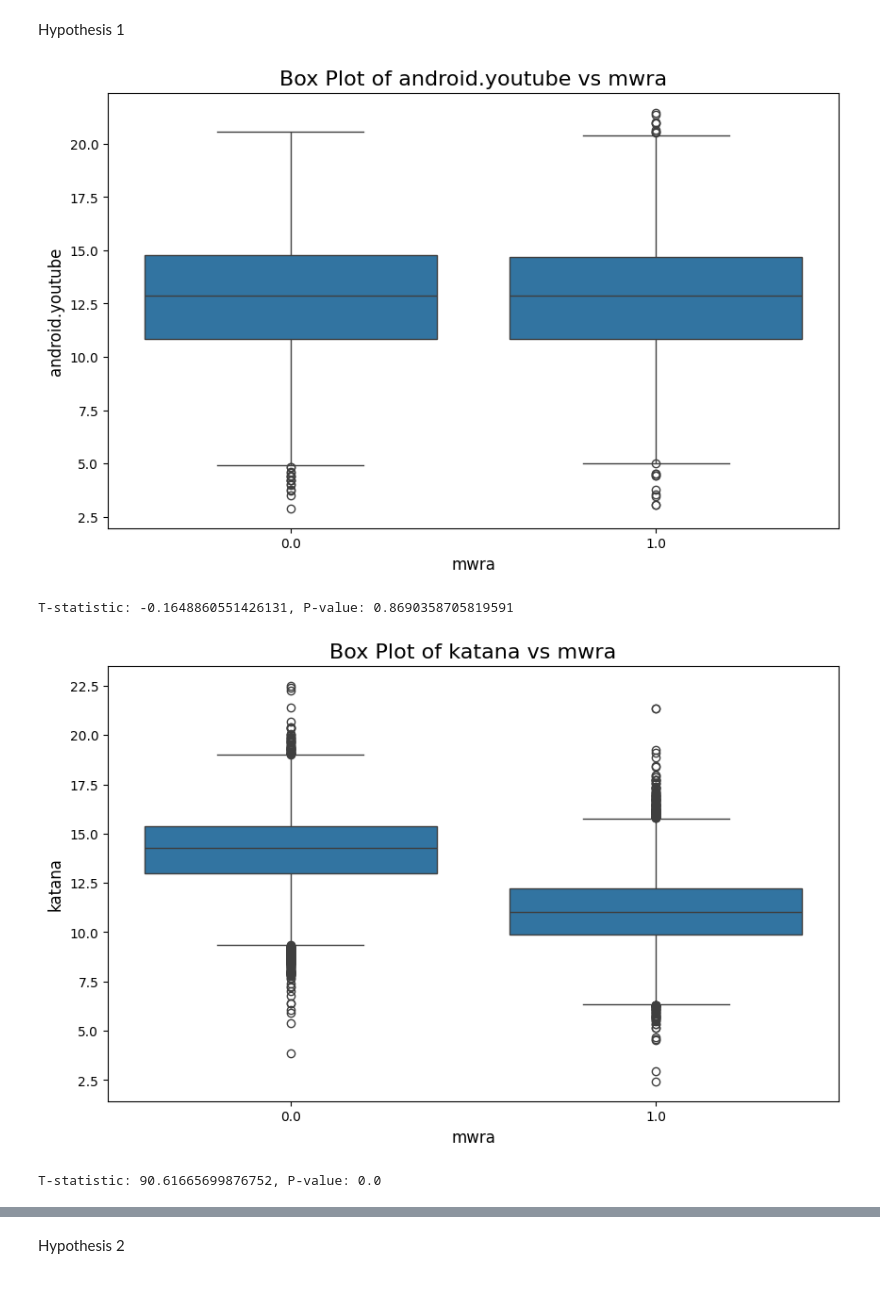
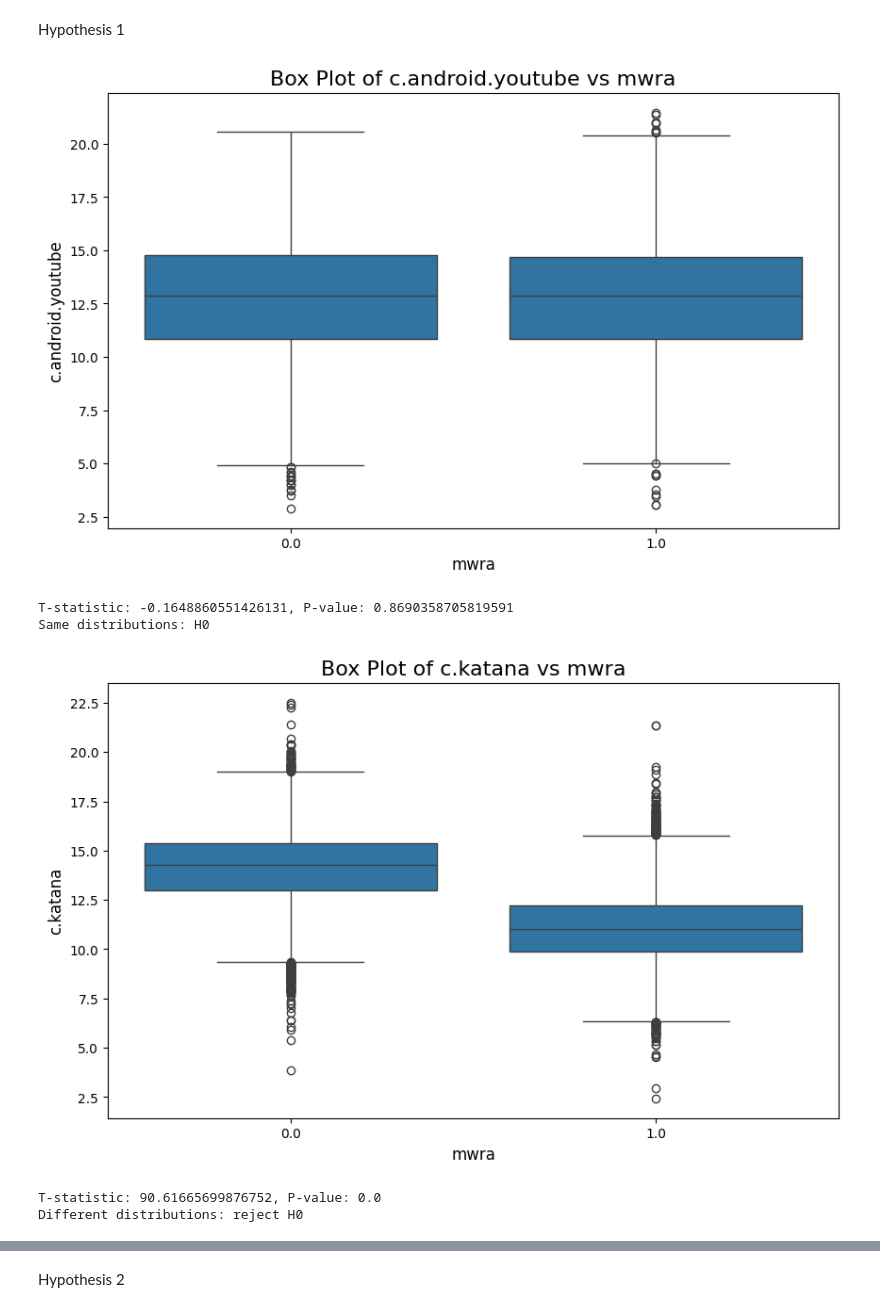
Before and after one commit to tomasswaier/IAU_project, a Jupyter notebook: 1partialcompletion.ipynb, the cells around one changed output, grey strips where cells are left out. Drawn from its saved outputs; the diff is of its cells as text; code cells hidden in the pictures.

```diff
--- a/1partialcompletion.ipynb
+++ b/1partialcompletion.ipynb
@@ -319,4 +319,23 @@ plt.show()
 [figure]
 # %% [markdown]
 <a id="section4"></a> 1.1 D
+# %%
+def boxplot_ttest(y, data):
+    plt.figure(figsize=(10, 6))
+    sns.boxplot(x='mwra', y=y, data=data)
+
+    plt.title(f'Box Plot of {y} vs mwra', fontsize=16)
+    plt.xlabel('mwra', fontsize=12)
+    plt.ylabel(y, fontsize=12)
+
+    plt.show()
+
+    group1 = data[data['mwra'] == 0][y]
+    group2 = data[data['mwra'] == 1][y]
+    t_stat, p_value = stats.ttest_ind(group1, group2)
+    print(f"T-statistic: {t_stat}, P-value: {p_value}")
+    if p_value > 0.05:
+        print('Same distributions: H0')
+    else:
+        print('Different distributions: reject H0')
 # %%
@@ -373,37 +359,15 @@ T-statistic: -32.79850369126001, P-value: 5.42277842024909e-228
 # %% [markdown]
 Hypothesis 1
 # %%
-plt.figure(figsize=(10, 6))
-sns.boxplot(x='mwra', y='c.android.youtube', data=df_connections)
-
-plt.title('Box Plot of android.youtube vs mwra', fontsize=16)
-plt.xlabel('mwra', fontsize=12)
-plt.ylabel('android.youtube', fontsize=12)
-
-plt.show()
-
-group1 = df_connections[df_connections['mwra'] == 0]['c.android.youtube']
-group2 = df_connections[df_connections['mwra'] == 1]['c.android.youtube']
-t_stat, p_value = stats.ttest_ind(group1, group2)
-print(f"T-statistic: {t_stat}, P-value: {p_value}")
+boxplot_ttest('c.android.youtube', df_connections)
 # %% [output]
-[figure, old version]
+[figure, new version]
 T-statistic: -0.1648860551426131, P-value: 0.8690358705819591
+Same distributions: H0
 # %%
-plt.figure(figsize=(10, 6))
-sns.boxplot(x='mwra', y='c.katana', data=df_connections)
-
-plt.title('Box Plot of katana vs mwra', fontsize=16)
-plt.xlabel('mwra', fontsize=12)
-plt.ylabel('katana', fontsize=12)
-
-plt.show()
-
-group1 = df_connections[df_connections['mwra'] == 0]['c.katana']
-group2 = df_connections[df_connections['mwra'] == 1]['c.katana']
-t_stat, p_value = stats.ttest_ind(group1, group2)
-print(f"T-statistic: {t_stat}, P-value: {p_value}")
+boxplot_ttest('c.katana', df_connections)
 # %% [output]
-[figure, old version]
+[figure, new version]
 T-statistic: 90.61665699876752, P-value: 0.0
+Different distributions: reject H0
 # %%
```
Also changed, not shown: parts of 12 cells of this notebook, 1 other file.
